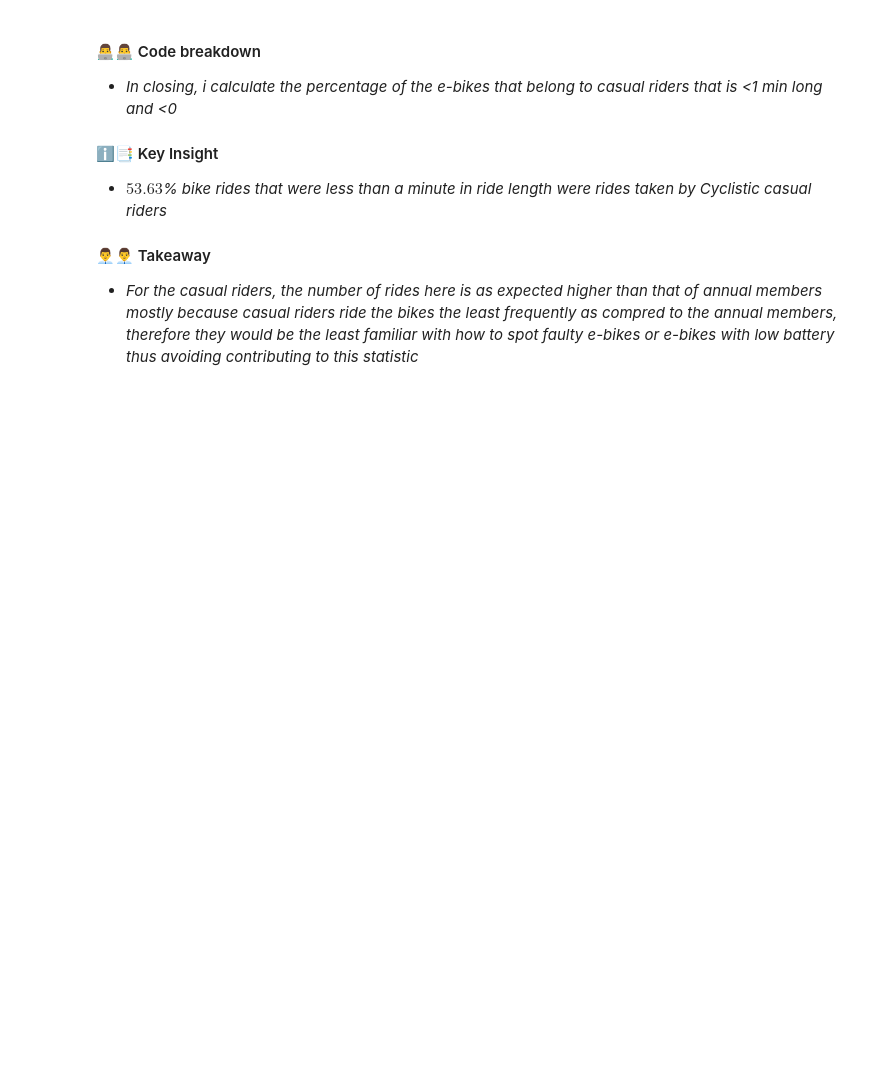
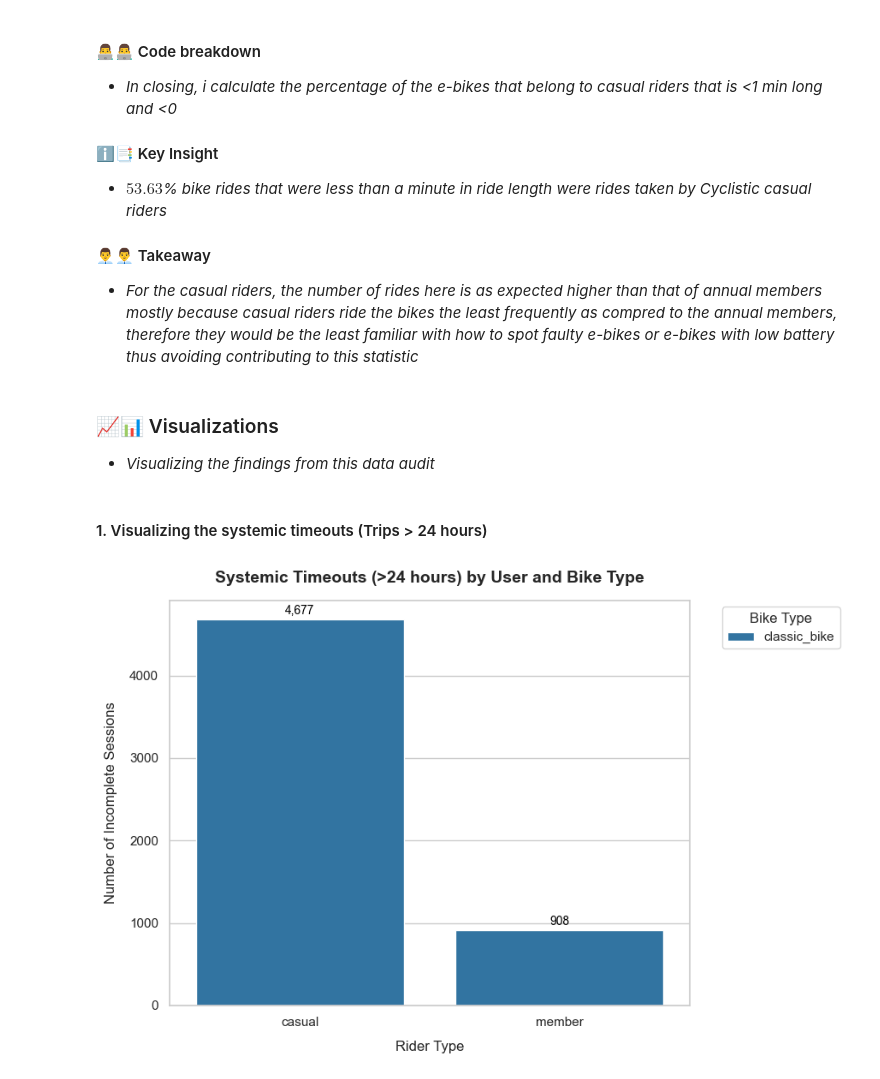
Before and after one commit to keithnyathi/Google_Coursera_capstone_bike_share_analysis, a Jupyter notebook: python_analysis_code/1_data_errors_audit.ipynb, the cells around one changed output. Cells and saved outputs as stored; diff of their text form; code cells hidden in the pictures; blank space fills up the shorter version.

Commit message:
Added findings summary and python visualizations

```diff
--- a/python_analysis_code/1_data_errors_audit.ipynb
+++ b/python_analysis_code/1_data_errors_audit.ipynb
@@ -465,3 +465,6 @@ casual_short_rides_perc
 
 #### 👨‍💼👨‍💼 Takeaway
 - *For the casual riders, the number of rides here is as expected higher than that of annual members mostly because casual riders ride the bikes the least frequently as compred to the annual members, therefore they would be the least familiar with how to spot faulty e-bikes or e-bikes with low battery thus avoiding contributing to this statistic*
+# %% [markdown]
+### 📈📊 Visualizations
+- *Visualizing the findings from this data audit*
@@ -467,0 +474,42 @@ casual_short_rides_perc
+# %% [markdown]
+#### 1. Visualizing the systemic timeouts (Trips > 24 hours)
+# %%
+len(long_day_rides.index) # dataframe with rides that took more than 24 hrs
+
+# Group by user tye and bike type
+long_day_rides_summary = long_day_rides.groupby(['member_casual','rideable_type']).size().reset_index(name='trip_count')
+long_day_rides_summary
+
+# Plotting the data
+plt.figure(figsize=(9,6))
+sns.set_theme(style='whitegrid')
+
+ax = sns.barplot(
+    data=long_day_rides_summary,
+    x='member_casual',
+    y='trip_count',
+    hue='rideable_type',
+    palette=['#1f77b4','#ff7f0e']
+)
+
+#Customizing the labeling
+plt.title('Systemic Timeouts (>24 hours) by User and Bike Type',fontsize=14, pad=15, fontweight = 'bold')
+plt.xlabel('Rider Type', fontsize=12, labelpad=10)
+plt.ylabel('Number of Incomplete Sessions', fontsize=12, labelpad=10)
+plt.legend(title='Bike Type', bbox_to_anchor=(1.05, 1), loc='upper left')
+
+# Adding data labels on the bars
+for p in ax.patches:
+    if p.get_height() > 0:
+        ax.annotate(f"{int(p.get_height()):,}",
+                    (p.get_x() + p.get_width()/ 2., p.get_height()),
+                    ha='center', va='baseline',
+                    fontsize=10, color='black',
+                    xytext=(0, 5), textcoords='offset points'
+                    )
+
+
+plt.tight_layout()
+plt.show()
+# %% [output]
+[figure, added]
```
Also changed, not shown: parts of 4 cells of this notebook, 7 other files.
